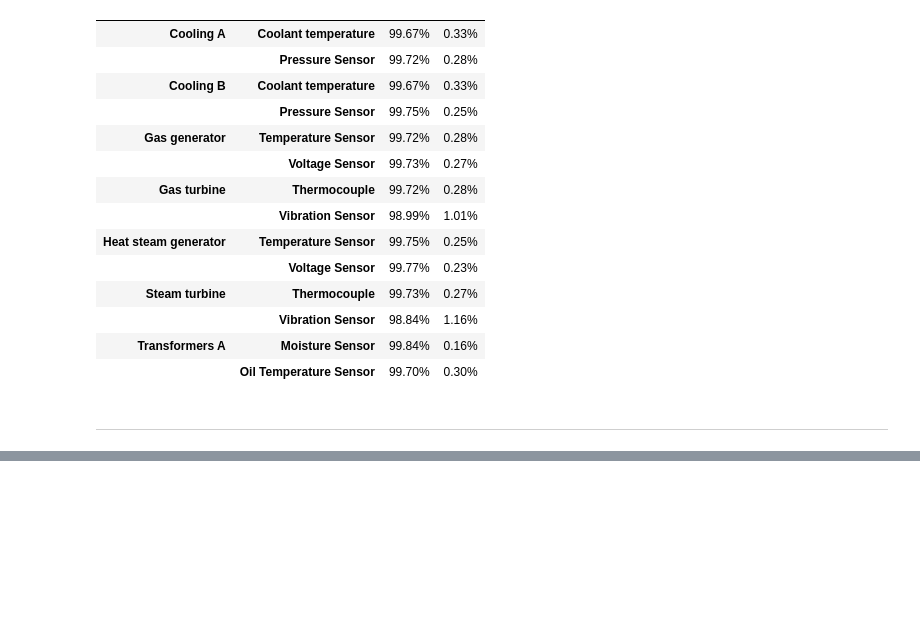
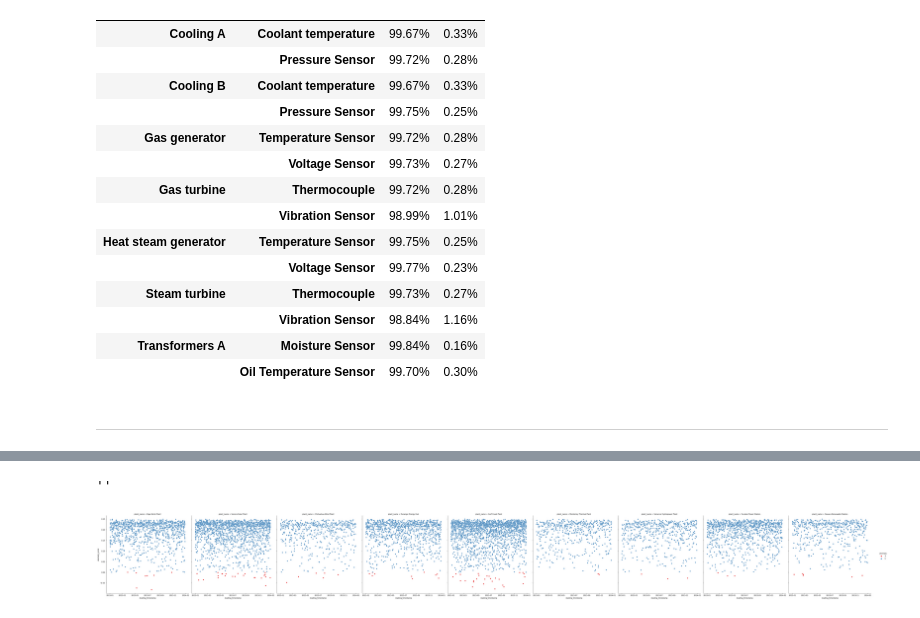
Before and after one commit to Jorhp90/arkham_challenge, a Jupyter notebook: anomaly_detection.ipynb, the cells around one changed output, grey strips where cells are left out. Drawn from its saved outputs; the diff is of its cells as text; code cells hidden in the pictures; blank space fills up the shorter version.

Commit message:
anomaly_detection v2
adding isolation forest

```diff
--- a/anomaly_detection.ipynb
+++ b/anomaly_detection.ipynb
@@ -103,0 +184,2 @@ df.groupby(['equipment_name','sensor_name']).anomaly.value_counts(1).unstack().s
+# %%
+iso_forest_cooling_a.fit(cooling_a_features)
@@ -103,0 +188,4 @@ df.groupby(['equipment_name','sensor_name']).anomaly.value_counts(1).unstack().s
+# %%
+df_cooling_a['anomaly_score'] = iso_forest_cooling_a.decision_function(cooling_a_features)
+# %%
+df_cooling_a['anomaly'] = iso_forest_cooling_a.predict(cooling_a_features)
@@ -103,0 +208,23 @@ df.groupby(['equipment_name','sensor_name']).anomaly.value_counts(1).unstack().s
+# %%
+# paste plant name
+df_cooling_a = df_cooling_a.reset_index().merge(
+    df[['equipment_id', 'plant_name']].drop_duplicates(),
+    on = 'equipment_id',
+    how = 'left')
+df_cooling_a['reading_timestamp'] = pd.to_datetime(df_cooling_a.time_id, unit='s')
+# %%
+sns.relplot(
+    data=df_cooling_a,
+    x="reading_timestamp",
+    y="anomaly_score",
+    col="plant_name",
+    hue="anomaly",
+    kind="scatter",
+    height=7,
+    aspect=1,
+    palette="Set1"
+)
+;
+# %% [output]
+''
+[figure, added]
```
Also changed, not shown: parts of 21 cells of this notebook.
